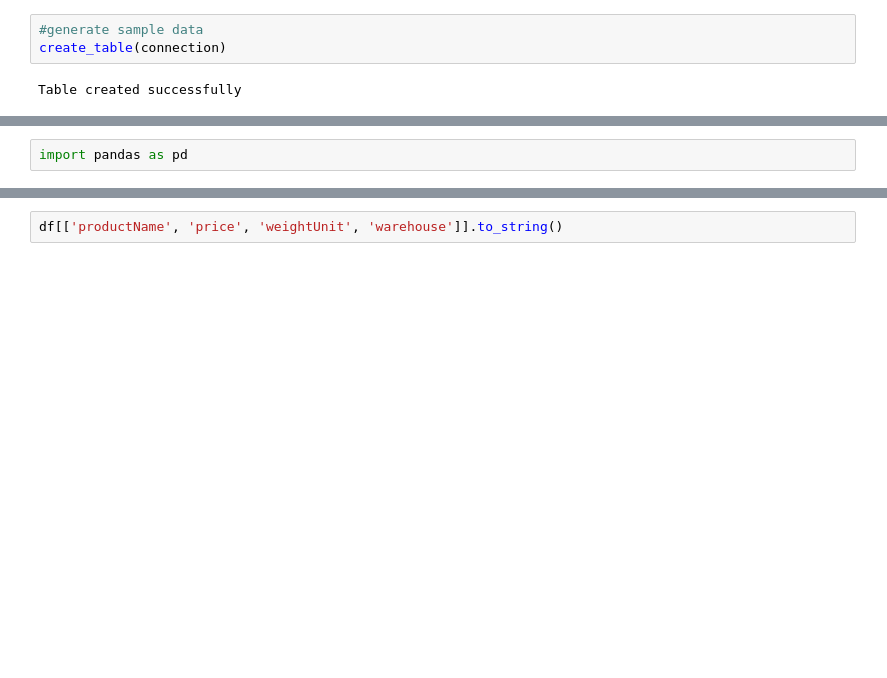
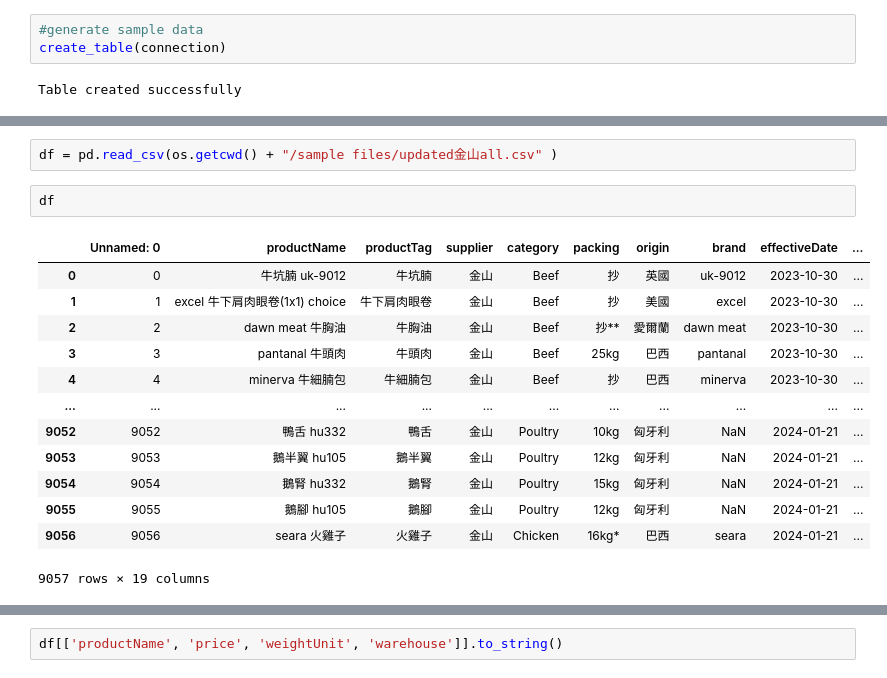
Before and after one commit to Bellafc/tradeasy, a Jupyter notebook: database.ipynb, the cells around one changed output, grey strips where cells are left out. Cells and saved outputs as stored; diff of their text form; blank space fills up the shorter version.

```diff
--- a/database.ipynb
+++ b/database.ipynb
@@ -166,5 +173,21 @@ Product inserted successfully
 Product inserted successfully
 Product inserted successfully
 Product inserted successfully
-# %%
-import pandas as pd
+# %%
+df = pd.read_csv(os.getcwd() + "/sample files/updated金山all.csv" )
+# %%
+df
+# %% [output]
+|  | Unnamed: 0 | productName | productTag | supplier | category | packing | origin | brand | effectiveDate | ... |
+| 0 | 0 | 牛坑腩 uk-9012 | 牛坑腩 | 金山 | Beef | 抄 | 英國 | uk-9012 | 2023-10-30 | ... |
+| 1 | 1 | excel 牛下肩肉眼卷(1x1) choice | 牛下肩肉眼卷 | 金山 | Beef | 抄 | 美國 | excel | 2023-10-30 | ... |
+| 2 | 2 | dawn meat 牛胸油 | 牛胸油 | 金山 | Beef | 抄** | 愛爾蘭 | dawn meat | 2023-10-30 | ... |
+| 3 | 3 | pantanal 牛頭肉 | 牛頭肉 | 金山 | Beef | 25kg | 巴西 | pantanal | 2023-10-30 | ... |
+| 4 | 4 | minerva 牛細腩包 | 牛細腩包 | 金山 | Beef | 抄 | 巴西 | minerva | 2023-10-30 | ... |
+| ... | ... | ... | ... | ... | ... | ... | ... | ... | ... | ... |
+| 9052 | 9052 | 鴨舌 hu332 | 鴨舌 | 金山 | Poultry | 10kg | 匈牙利 | NaN | 2024-01-21 | ... |
+| 9053 | 9053 | 鵝半翼 hu105 | 鵝半翼 | 金山 | Poultry | 12kg | 匈牙利 | NaN | 2024-01-21 | ... |
+| 9054 | 9054 | 鵝腎 hu332 | 鵝腎 | 金山 | Poultry | 15kg | 匈牙利 | NaN | 2024-01-21 | ... |
+| 9055 | 9055 | 鵝腳 hu105 | 鵝腳 | 金山 | Poultry | 12kg | 匈牙利 | NaN | 2024-01-21 | ... |
+| 9056 | 9056 | seara 火雞子 | 火雞子 | 金山 | Chicken | 16kg* | 巴西 | seara | 2024-01-21 | ... |
+9057 rows × 19 columns
```
Also changed, not shown: parts of 5 cells of this notebook, 5 other files.
